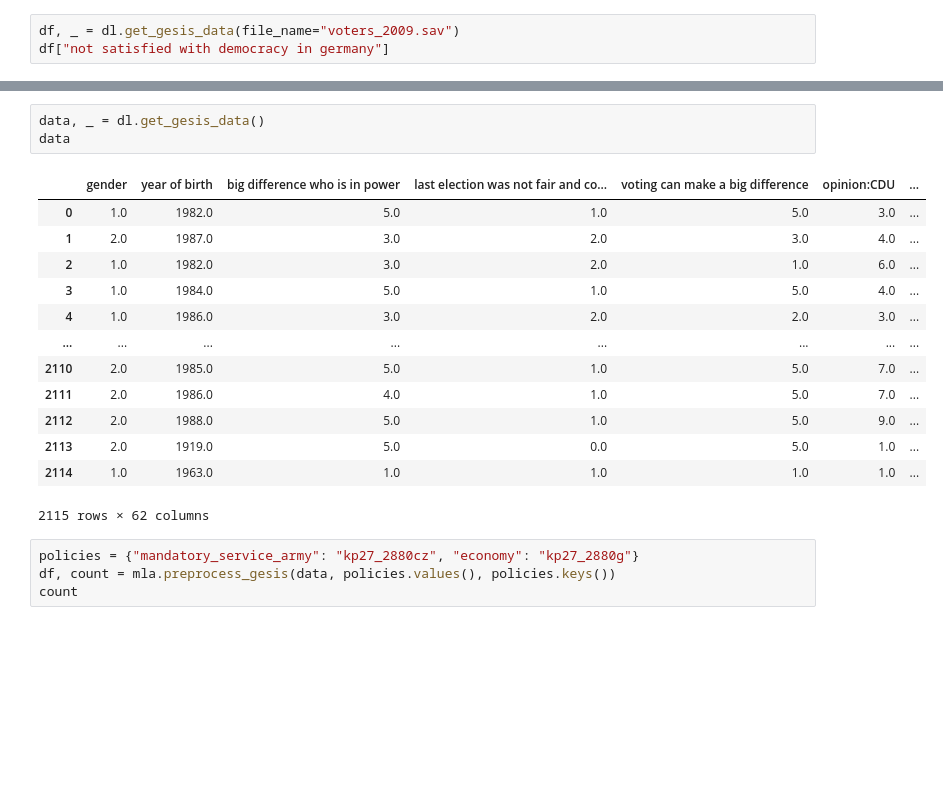
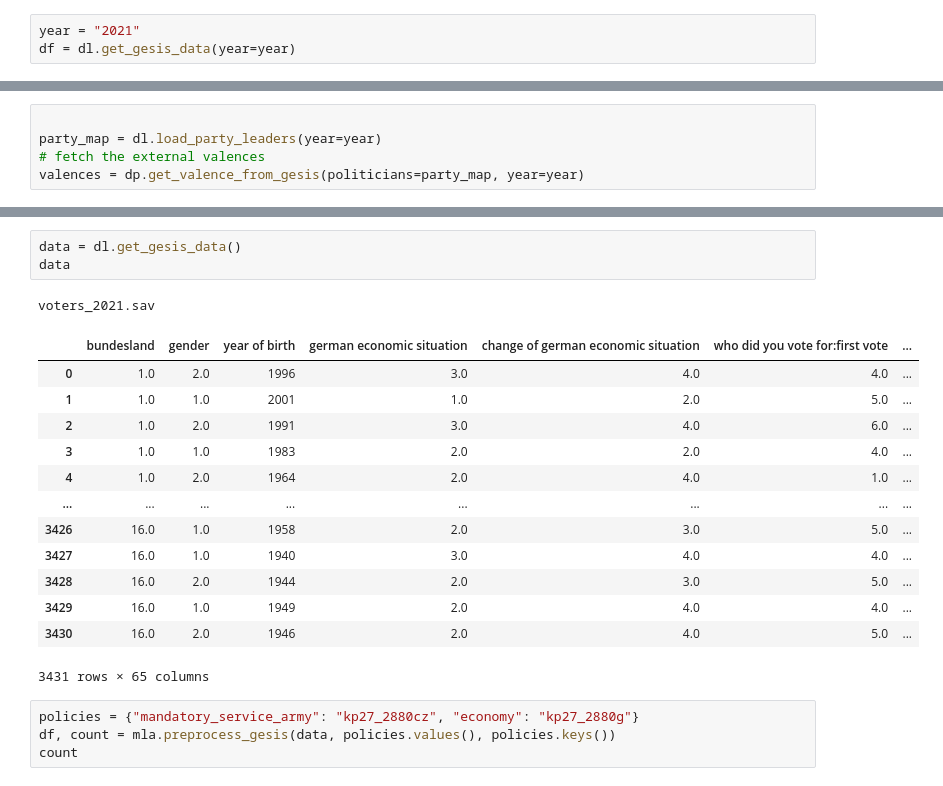
Before and after one commit to riccardoAli31/Case_Study_TUM25, a Jupyter notebook: test.ipynb, the cells around one changed output, grey strips where cells are left out. Drawn from its saved outputs; the diff is of its cells as text; blank space fills up the shorter version.

Commit message:
see for common_columns

```diff
--- a/test.ipynb
+++ b/test.ipynb
@@ -19,4 +10,4 @@ d
 # %%
-df, _ = dl.get_gesis_data(file_name="voters_2009.sav")
-df["not satisfied with democracy in germany"]
+year = "2021"
+df = dl.get_gesis_data(year=year)
 # %% [output]
@@ -34,0 +25,5 @@ Name: not satisfied with democracy in germany, Length: 2115, dtype: float64
+# %%
+
+party_map = dl.load_party_leaders(year=year)
+# fetch the external valences
+valences = dp.get_valence_from_gesis(politicians=party_map, year=year)
@@ -114,22 +126,23 @@ dfs["2021"]
 | 3430 | 16.0 | 2.0 | 1946 | 2.0 | 4.0 | 5.0 | ... |
 3431 rows × 65 columns
 # %%
-data, _ = dl.get_gesis_data()
+data = dl.get_gesis_data()
 data
 # %% [output]
+voters_2021.sav
-|  | gender | year of birth | big difference who is in power | last election was not fair and co... | voting can make a big difference | opinion:CDU | ... |
-| 0 | 1.0 | 1982.0 | 5.0 | 1.0 | 5.0 | 3.0 | ... |
-| 1 | 2.0 | 1987.0 | 3.0 | 2.0 | 3.0 | 4.0 | ... |
-| 2 | 1.0 | 1982.0 | 3.0 | 2.0 | 1.0 | 6.0 | ... |
-| 3 | 1.0 | 1984.0 | 5.0 | 1.0 | 5.0 | 4.0 | ... |
-| 4 | 1.0 | 1986.0 | 3.0 | 2.0 | 2.0 | 3.0 | ... |
+|  | bundesland | gender | year of birth | german economic situation | change of german economic situation | who did you vote for:first vote | ... |
+| 0 | 1.0 | 2.0 | 1996 | 3.0 | 4.0 | 4.0 | ... |
+| 1 | 1.0 | 1.0 | 2001 | 1.0 | 2.0 | 5.0 | ... |
+| 2 | 1.0 | 2.0 | 1991 | 3.0 | 4.0 | 6.0 | ... |
+| 3 | 1.0 | 1.0 | 1983 | 2.0 | 2.0 | 4.0 | ... |
+| 4 | 1.0 | 2.0 | 1964 | 2.0 | 4.0 | 1.0 | ... |
 | ... | ... | ... | ... | ... | ... | ... | ... |
-| 2110 | 2.0 | 1985.0 | 5.0 | 1.0 | 5.0 | 7.0 | ... |
-| 2111 | 2.0 | 1986.0 | 4.0 | 1.0 | 5.0 | 7.0 | ... |
-| 2112 | 2.0 | 1988.0 | 5.0 | 1.0 | 5.0 | 9.0 | ... |
-| 2113 | 2.0 | 1919.0 | 5.0 | 0.0 | 5.0 | 1.0 | ... |
-| 2114 | 1.0 | 1963.0 | 1.0 | 1.0 | 1.0 | 1.0 | ... |
+| 3426 | 16.0 | 1.0 | 1958 | 2.0 | 3.0 | 5.0 | ... |
+| 3427 | 16.0 | 1.0 | 1940 | 3.0 | 4.0 | 4.0 | ... |
+| 3428 | 16.0 | 2.0 | 1944 | 2.0 | 3.0 | 5.0 | ... |
+| 3429 | 16.0 | 1.0 | 1949 | 2.0 | 4.0 | 4.0 | ... |
+| 3430 | 16.0 | 2.0 | 1946 | 2.0 | 4.0 | 5.0 | ... |
-2115 rows × 62 columns
+3431 rows × 65 columns
 # %%
 policies = {"mandatory_service_army": "kp27_2880cz", "economy": "kp27_2880g"}
 df, count = mla.preprocess_gesis(data, policies.values(), policies.keys())
```
Also changed, not shown: parts of 11 cells of this notebook.
